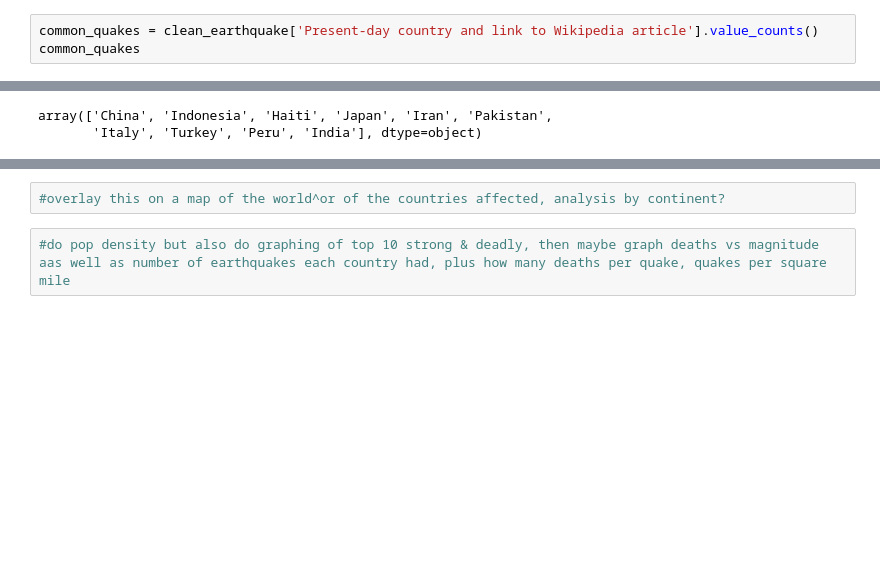
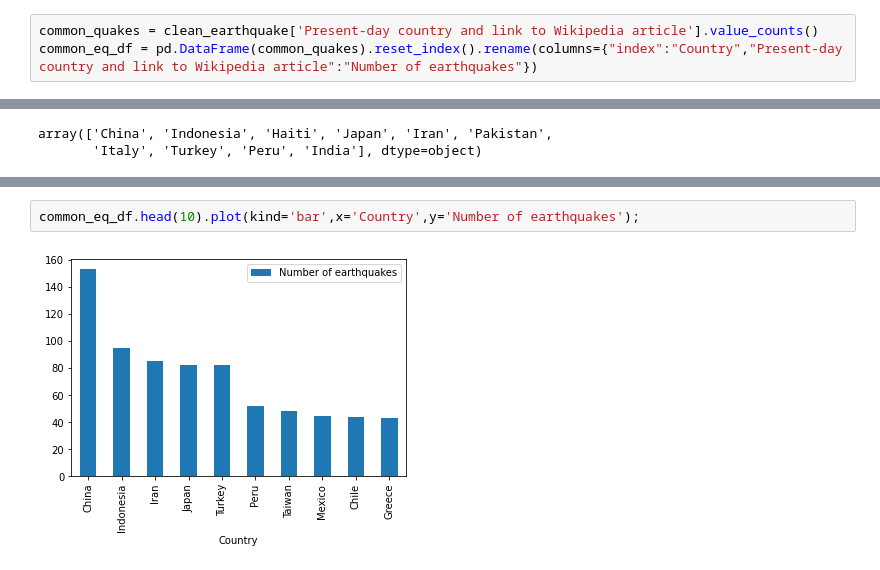
Before and after one commit to nss-data-science-cohort-4/dq3-earthquakes-down-to-earth, a Jupyter notebook: pt1analysis.ipynb, the cells around one changed output, grey strips where cells are left out. Saved outputs shown, nothing was run; the diff lists cells and outputs as text; blank space fills up the shorter version.

Commit message:
graphs made, need to be prettied

```diff
--- a/pt1analysis.ipynb
+++ b/pt1analysis.ipynb
@@ -11,3 +42,3 @@ clean_earthquake['Year'] = clean_earthquake['Origin (UTC)'].str.extract('(\d{4})
 # %%
 common_quakes = clean_earthquake['Present-day country and link to Wikipedia article'].value_counts()
-common_quakes
+common_eq_df = pd.DataFrame(common_quakes).reset_index().rename(columns={"index":"Country","Present-day country and link to Wikipedia article":"Number of earthquakes"})
@@ -68,4 +100,4 @@ array(['Samoa', 'Mongolia', 'Solomon Islands',
-# %%
-#overlay this on a map of the world^or of the countries affected, analysis by continent?
-# %%
-#do pop density but also do graphing of top 10 strong & deadly, then maybe graph deaths vs magnitude aas well as number of earthquakes each country had, plus how many deaths per quake, quakes per square mile
+# %%
+common_eq_df.head(10).plot(kind='bar',x='Country',y='Number of earthquakes');
+# %% [output]
+[figure, added]
```
Also changed, not shown: parts of 15 cells of this notebook.
